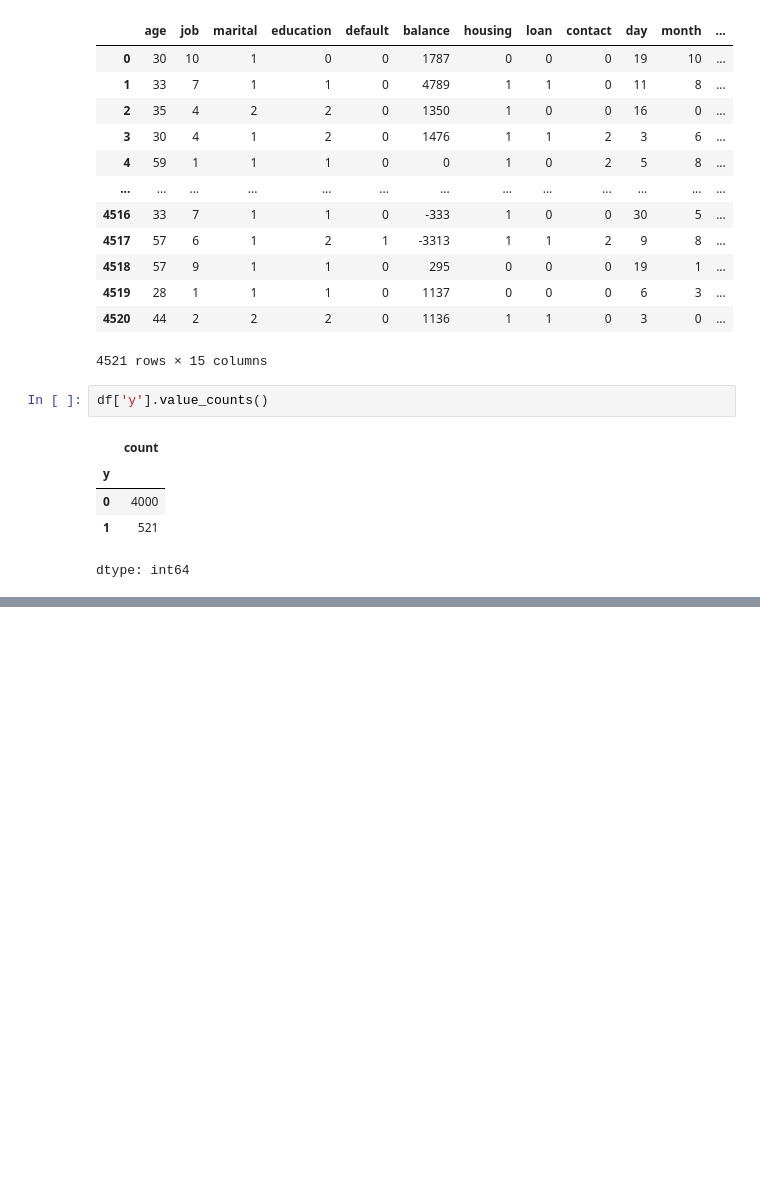
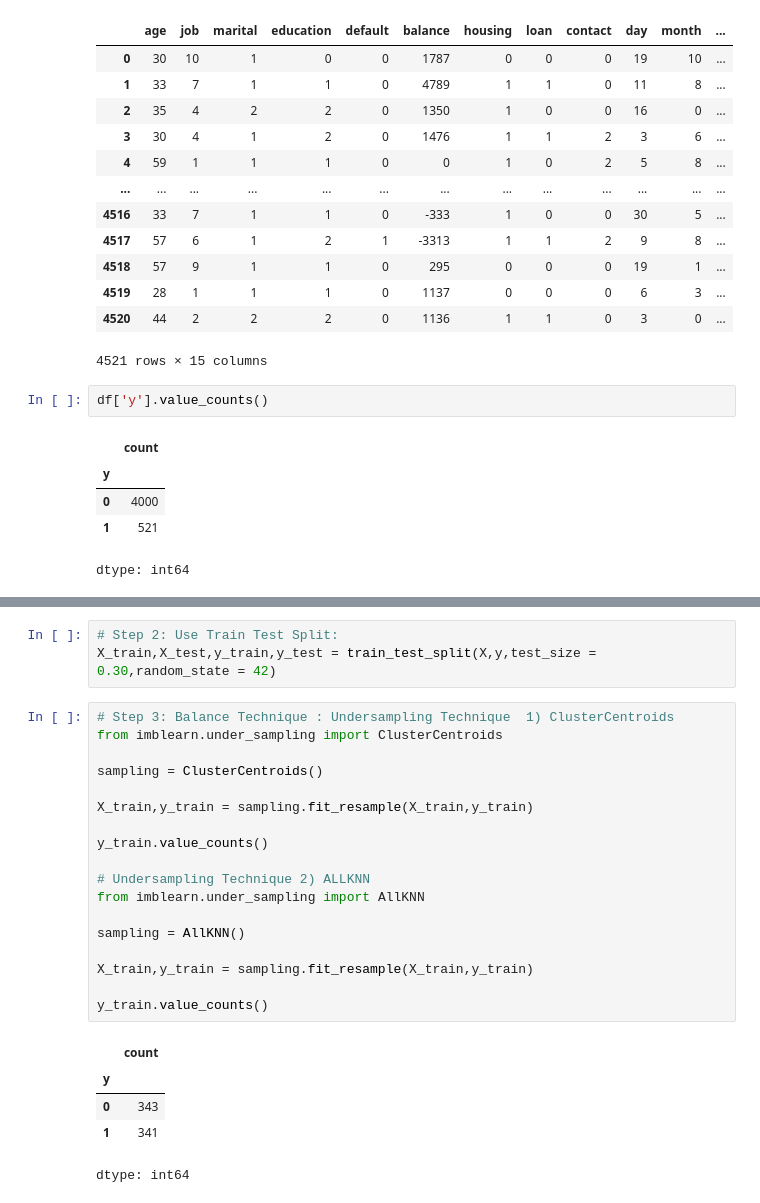
Before and after one commit to AniketC24/Datascience, a Jupyter notebook: Case_study_02_Bank_Telemarking.ipynb, the cells around one changed output, grey strips where cells are left out. Cells and saved outputs as stored; diff of their text form; blank space fills up the shorter version.

```diff
--- a/Case_study_02_Bank_Telemarking.ipynb
+++ b/Case_study_02_Bank_Telemarking.ipynb
@@ -406,0 +469,27 @@ dtype: int64
+# %%
+# Step 2: Use Train Test Split:
+X_train,X_test,y_train,y_test = train_test_split(X,y,test_size = 0.30,random_state = 42)
+# %%
+# Step 3: Balance Technique : Undersampling Technique  1) ClusterCentroids
+from imblearn.under_sampling import ClusterCentroids
+
+sampling = ClusterCentroids()
+
+X_train,y_train = sampling.fit_resample(X_train,y_train)
+
+y_train.value_counts()
+
+# Undersampling Technique 2) ALLKNN
+from imblearn.under_sampling import AllKNN
+
+sampling = AllKNN()
+
+X_train,y_train = sampling.fit_resample(X_train,y_train)
+
+y_train.value_counts()
+# %% [output]
+|  | count |
+| y |  |
+| 0 | 343 |
+| 1 | 341 |
+dtype: int64
```
Also changed, not shown: parts of 11 cells of this notebook.
